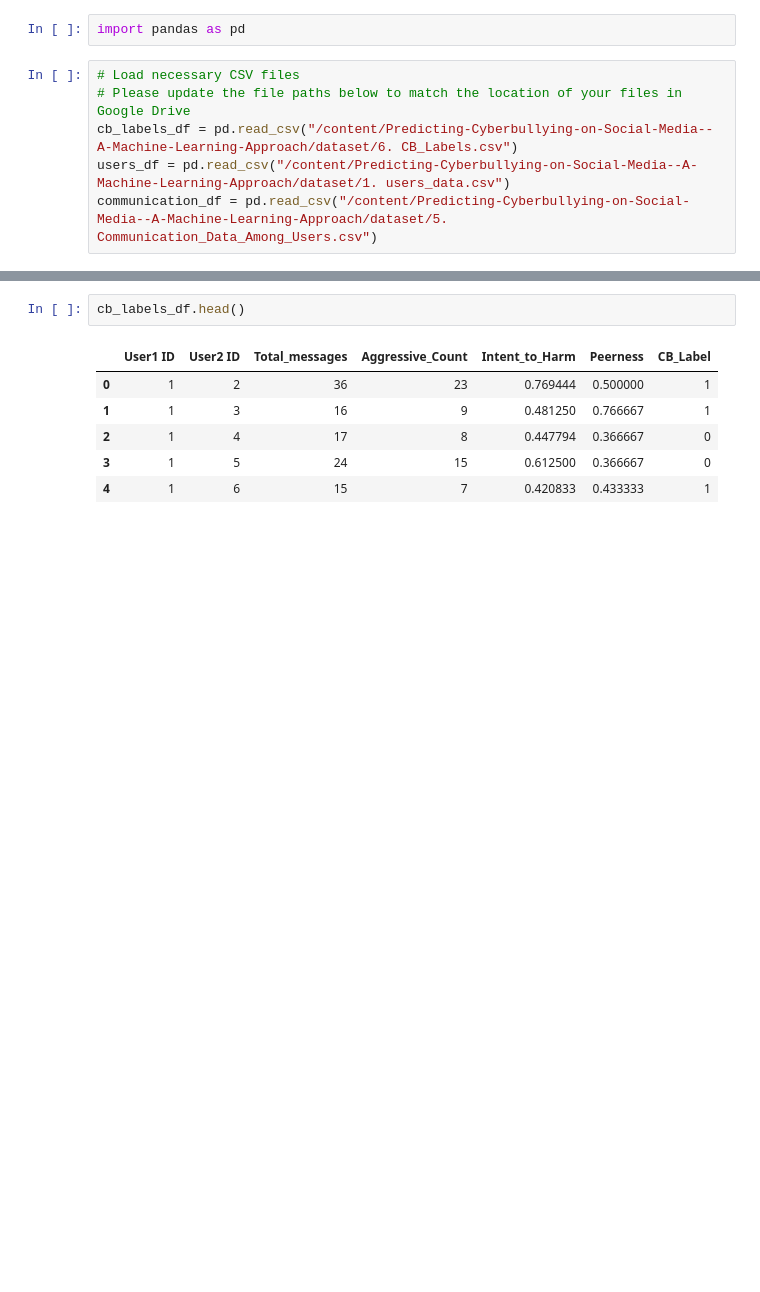
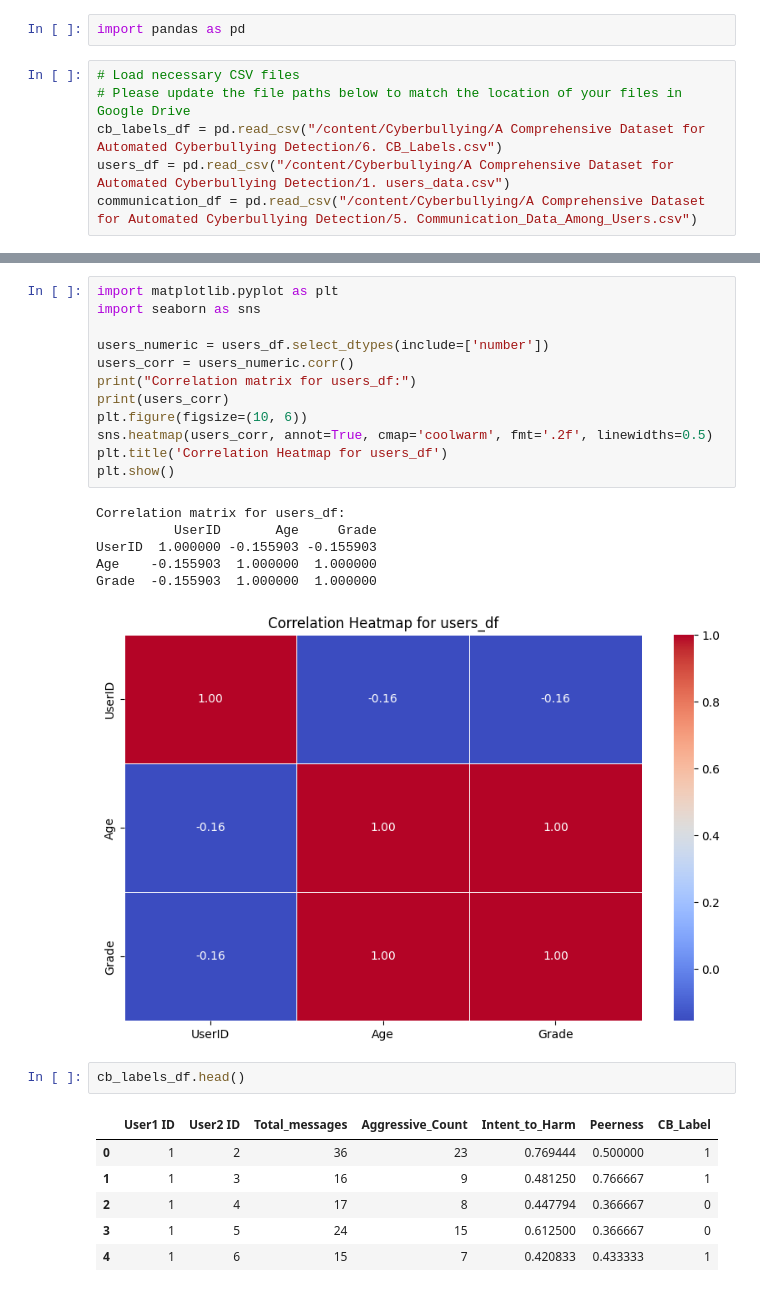
Before and after one commit to Brahmaswarup/Predicting-Cyberbullying-on-Social-Media--A-Machine-Learning-Approach, a Jupyter notebook: code.ipynb, the cells around one changed output, grey strips where cells are left out. Saved outputs shown, nothing was run; the diff lists cells and outputs as text; blank space fills up the shorter version.

```diff
--- a/code.ipynb
+++ b/code.ipynb
@@ -64,6 +100,6 @@ import pandas as pd
 # %%
 # Load necessary CSV files
 # Please update the file paths below to match the location of your files in Google Drive
-cb_labels_df = pd.read_csv("/content/Predicting-Cyberbullying-on-Social-Media--A-Machine-Learning-Approach/dataset/6. CB_Labels.csv")
-users_df = pd.read_csv("/content/Predicting-Cyberbullying-on-Social-Media--A-Machine-Learning-Approach/dataset/1. users_data.csv")
-communication_df = pd.read_csv("/content/Predicting-Cyberbullying-on-Social-Media--A-Machine-Learning-Approach/dataset/5. Communication_Data_Among_Users.csv")
+cb_labels_df = pd.read_csv("/content/Cyberbullying/A Comprehensive Dataset for Automated Cyberbullying Detection/6. CB_Labels.csv")
+users_df = pd.read_csv("/content/Cyberbullying/A Comprehensive Dataset for Automated Cyberbullying Detection/1. users_data.csv")
+communication_df = pd.read_csv("/content/Cyberbullying/A Comprehensive Dataset for Automated Cyberbullying Detection/5. Communication_Data_Among_Users.csv")
@@ -70,3 +122,22 @@ communication_df = pd.read_csv("/content/Predicting-Cyberbullying-on-Social-Medi
+# %%
+import matplotlib.pyplot as plt
+import seaborn as sns
+
+users_numeric = users_df.select_dtypes(include=['number'])
+users_corr = users_numeric.corr()
+print("Correlation matrix for users_df:")
+print(users_corr)
+plt.figure(figsize=(10, 6))
+sns.heatmap(users_corr, annot=True, cmap='coolwarm', fmt='.2f', linewidths=0.5)
+plt.title('Correlation Heatmap for users_df')
+plt.show()
+# %% [output]
+Correlation matrix for users_df:
+          UserID       Age     Grade
+UserID  1.000000 -0.155903 -0.155903
+Age    -0.155903  1.000000  1.000000
+Grade  -0.155903  1.000000  1.000000
+[figure, added]
 # %%
 cb_labels_df.head()
 # %% [output]
```
Also changed, not shown: parts of 15 cells of this notebook.
